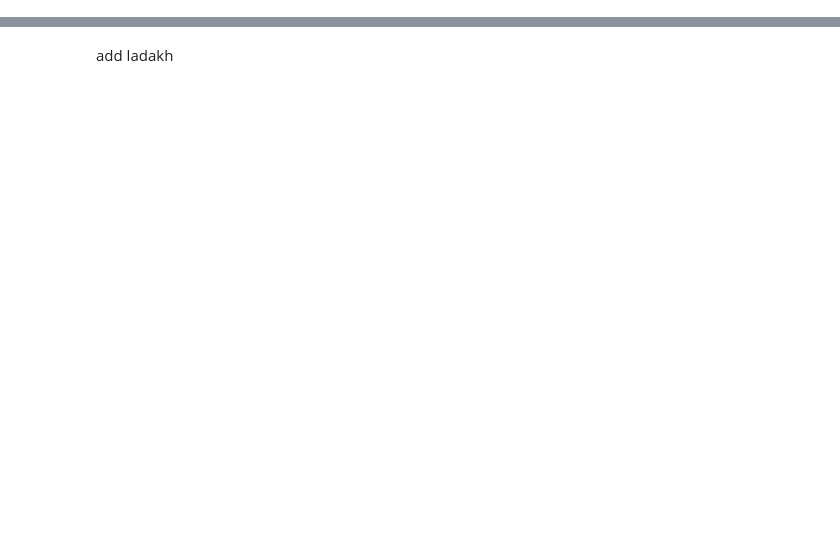
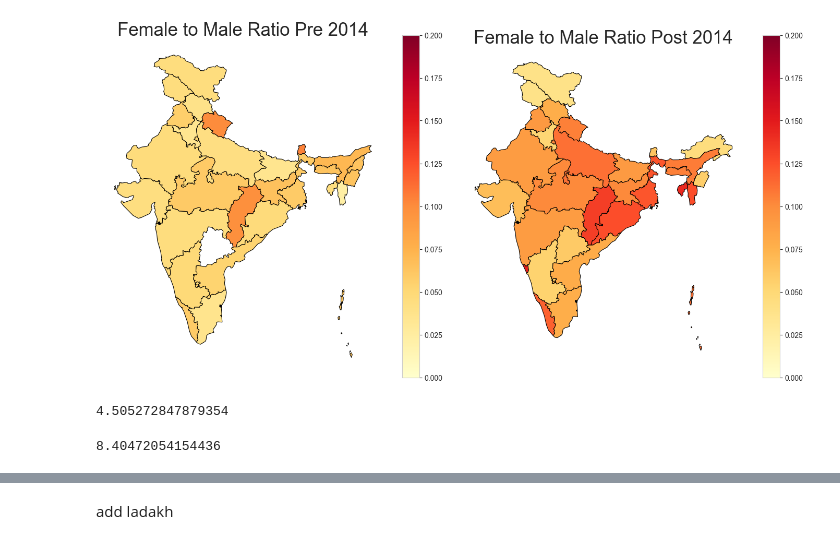
Before and after one commit to ananthmuppidi/election_analysis, a Jupyter notebook: 2_analysis/2_statewise_test.ipynb, the cells around one changed output, grey strips where cells are left out. Drawn from its saved outputs; the diff is of its cells as text; code cells hidden in the pictures; blank space fills up the shorter version.

```diff
--- a/2_analysis/2_statewise_test.ipynb
+++ b/2_analysis/2_statewise_test.ipynb
@@ -61,0 +65,59 @@ df['State'] = df['State_Name'].map(state_mapping)
+# %%
+import geopandas as gpd
+import pandas as pd
+import matplotlib.pyplot as plt
+
+# Assuming you have already defined 'map_df', 'df', and 'df_new'
+
+# Function to create chloropleth map
+def create_choropleth(ax, title, merged_df, vmin, vmax):
+    ax.axis('off')
+    ax.set_title(title, fontdict={'fontsize': '25', 'fontweight': '10'})
+    merged_df.plot(column='Female_to_Male_Ratio', cmap='YlOrRd', linewidth=0.8, ax=ax, edgecolor='0', legend=True, vmin=vmin, vmax=vmax)
+
+# Create gender_ratio_df for df
+gender_counts = df.groupby(['State', 'Sex'])['Sex'].count().unstack()
+gender_counts['Female_to_Male_Ratio'] = gender_counts['FEMALE'] / gender_counts['MALE']
+gender_ratio_df = gender_counts[['Female_to_Male_Ratio']].reset_index()
+jammu_kashmir_ratio = gender_ratio_df.loc[gender_ratio_df['State'] == 'Jammu and Kashmir', 'Female_to_Male_Ratio'].values[0]
+new_row = {'State': 'Ladakh', 'Female_to_Male_Ratio': jammu_kashmir_ratio}
+gender_ratio_df = gender_ratio_df.append(new_row, ignore_index=True)
+merged = map_df.set_index('st_nm').join(gender_ratio_df.set_index('State'))
+
+# Create gender_ratio_df for df_new
+gender_counts_new = df_new.groupby(['State', 'Sex'])['Sex'].count().unstack()
+gender_counts_new['Female_to_Male_Ratio'] = gender_counts_new['FEMALE'] / gender_counts_new['MALE']
+gender_ratio_df_new = gender_counts_new[['Female_to_Male_Ratio']].reset_index()
+jammu_kashmir_ratio_new = gender_ratio_df_new.loc[gender_ratio_df_new['State'] == 'Jammu and Kashmir', 'Female_to_Male_Ratio'].values[0]
+new_row_new = {'State': 'Ladakh', 'Female_to_Male_Ratio': jammu_kashmir_ratio_new}
+gender_ratio_df_new = gender_ratio_df_new.append(new_row_new, ignore_index=True)
+merged_new = map_df.set_index('st_nm').join(gender_ratio_df_new.set_index('State'))
+
+# Determine the overall vmin and vmax for both DataFrames
+overall_min = min(merged['Female_to_Male_Ratio'].min(), merged_new['Female_to_Male_Ratio'].min())
+overall_max = max(merged['Female_to_Male_Ratio'].max(), merged_new['Female_to_Male_Ratio'].max())
+
+# Create subplots for the two maps
+fig, axes = plt.subplots(1, 2, figsize=(14, 7))
+
+# Create chloropleth maps for df and df_new with the same gradient
+create_choropleth(axes[0], 'Female to Male Ratio Pre 2014', merged, vmin=0, vmax=0.2)
+create_choropleth(axes[1], 'Female to Male Ratio Post 2014', merged_new, vmin=0, vmax=0.2)
+
+# Show the plots
+plt.tight_layout()
+plt.show()
+# %% [output]
+[figure, added]
+# %%
+df_fem = df[df['Sex'] == "FEMALE"]
+df_ml = df[df['Sex'] == "MALE"]
+print(df_fem.shape[0]* 100 /  df.shape[0])
+# %% [output]
+4.505272847879354
+# %%
+df_new_fem = df_new[df_new['Sex'] == "FEMALE"]
+df_new_ml = df_new[df_new['Sex'] == "MALE"]
+print(df_new_fem.shape[0] * 100 / df_new.shape[0])
+# %% [output]
+8.40472054154436
```
Also changed, not shown: parts of 17 cells of this notebook.
